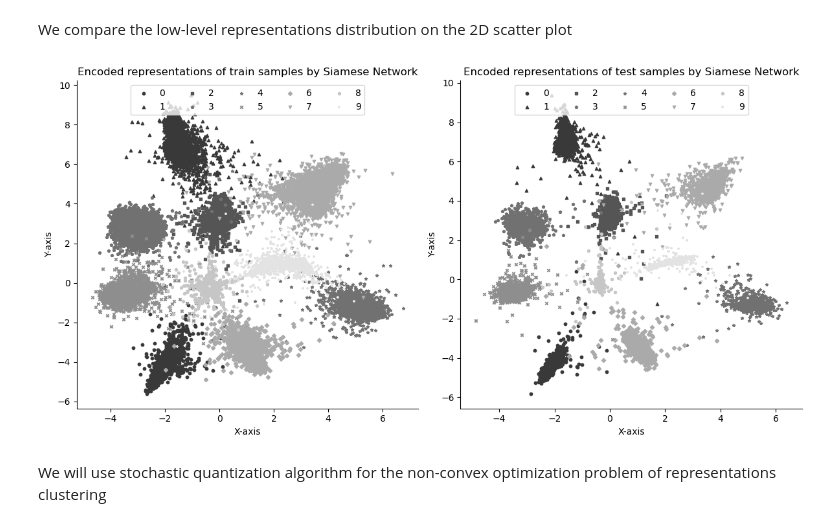
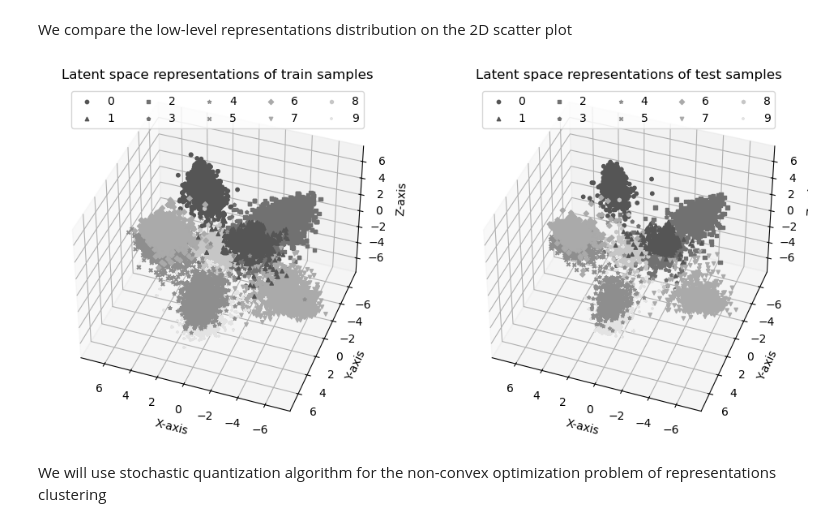
Before and after one commit to kaydotdev/stochastic-quantization, a Jupyter notebook: code/notebooks/simlearning.ipynb, the cells around one changed output. Saved outputs shown, nothing was run; the diff lists cells and outputs as text; code cells hidden in the pictures.

Commit message:
feat(simlearning.ipynb): siamese network convergence on 3d latent space

```diff
--- a/code/notebooks/simlearning.ipynb
+++ b/code/notebooks/simlearning.ipynb
@@ -93,28 +99,24 @@ plt.show()
 A blueprint for a siamese neural network
 # %%
 class SiameseModel(nn.Module):
-    def __init__(self, latent_dim=16):
+    def __init__(self, latent_dim=3):
         super(SiameseModel, self).__init__()
 
         self.encoder = nn.Sequential(
             nn.Conv2d(1, 32, kernel_size=3, stride=1, padding=1),
-            nn.ELU(),
+            nn.ReLU(),
             nn.MaxPool2d(kernel_size=2, stride=2, padding=0),
 
             nn.Conv2d(32, 64, kernel_size=3, stride=1, padding=1),
-            nn.ELU(),
-            nn.MaxPool2d(kernel_size=2, stride=2, padding=0),
-
-            nn.Conv2d(64, 128, kernel_size=3, stride=1, padding=1),
-            nn.ELU(),
+            nn.ReLU(),
             nn.MaxPool2d(kernel_size=2, stride=2, padding=0),
 
             nn.Flatten(),
 
-            nn.Linear(128 * 3 * 3, 256),
-            nn.ELU(),
+            nn.Linear(64 * 7 * 7, 64),
+            nn.ReLU(),
 
-            nn.Linear(256, latent_dim),
+            nn.Linear(64, latent_dim),
         )
 
     def forward(self, x):
@@ -148,7 +150,7 @@ def get_semihard_triplets(embeddings, labels, margin=1.0):
     # If no semi-hard negative exists, use the hardest negative
     for i in range(embeddings.shape[0]):
         if not semi_hard_negative_mask[i].any():
-            hard_negative_dist, hard_negative_idx = (pairwise_dist[i] * negative_mask[i].float()).min(dim=0)
+            _, hard_negative_idx = (pairwise_dist[i] * negative_mask[i].float()).min(dim=0)
             semi_hard_negative_mask[i, hard_negative_idx] = True
 
     # Sample triplets
@@ -172,7 +174,7 @@ def get_semihard_triplets(embeddings, labels, margin=1.0):
 # %% [markdown]
 Building an instance of a siamese neural network and training it on a triplet loss
 # %%
-LATENT_DIM = 2
+LATENT_DIM = 3
 TRIPLET_MARGIN = 1.0
 
 siamese_model = SiameseModel(latent_dim=LATENT_DIM).to(device)
@@ -293,48 +274,62 @@ with torch.no_grad():
 # %% [markdown]
 We compare the low-level representations distribution on the 2D scatter plot
 # %%
-markers = ['o', '^', 's', 'p', '*', 'x', 'D', 'v', 'h', '+']
-markers_color = mpl.colormaps['gray'].resampled(len(markers))
-markers_color_range = np.linspace(0.2, 0.8, len(markers))
+markers = ["o", "^", "s", "p", "*", "x", "D", "v", "h", "+"]
+markers_color = mpl.colormaps["gray"].resampled(len(markers))
+markers_color_range = np.linspace(0.3, 0.8, len(markers))
+
 marksize = 10
+elev, azim = 40, 110
 
-fig, ax = plt.subplots(1, 2, figsize=(12, 6), tight_layout=True)
+fig = plt.figure(figsize=(12, 6))
+
+ax = fig.add_subplot(1, 2, 1, projection="3d")
+ax.view_init(elev=elev, azim=azim, roll=0)
 
 for idx, (cls, embeds) in enumerate(train_group_embeds.items()):
     cls_color = markers_color(markers_color_range[idx])
 
-    ax[0].scatter(embeds[:, 0], embeds[:, 1], color=cls_color, label=cls,
-                  alpha=1.0, s=marksize, marker=markers[idx % len(markers)])
+    ax.scatter(embeds[:, 0], embeds[:, 1], embeds[:, 2], color=cls_color, label=cls,
+               alpha=1.0, s=marksize, marker=markers[idx % len(markers)])
 
-ax[0].legend(loc="upper center", ncol=5)
-ax[0].set_title('Encoded representations of train samples by Siamese Network')
+ax.legend(loc="upper center", ncol=5)
+ax.set_title("Latent space representations of train samples")
 
-ax[0].set_xlabel('X-axis')
-ax[0].set_ylabel('Y-axis')
+ax.set_xlabel("X-axis")
+ax.set_xlim((-7.5, 7.5))
 
-ax[0].spines['top'].set_visible(False)
-ax[0].spines['right'].set_visible(False)
+ax.set_ylabel("Y-axis")
+ax.set_ylim((-7.5, 7.5))
+
+ax.set_zlabel("Z-axis")
+ax.set_zlim((-7.5, 7.5))
+
+ax = fig.add_subplot(1, 2, 2, projection="3d")
+ax.view_init(elev=elev, azim=azim, roll=0)
 
 for idx, (cls, embeds) in enumerate(test_group_embeds.items()):
     cls_color = markers_color(markers_color_range[idx])
 
-    ax[1].scatter(embeds[:, 0], embeds[:, 1], color=cls_color, label=cls, alpha=1.0,
-                  s=marksize, marker=markers[idx % len(markers)])
+    ax.scatter(embeds[:, 0], embeds[:, 1], embeds[:, 2], color=cls_color, label=cls,
+               alpha=1.0, s=marksize, marker=markers[idx % len(markers)])
 
-ax[1].legend(loc="upper center", ncol=5)
-ax[1].set_title('Encoded representations of test samples by Siamese Network')
+ax.legend(loc="upper center", ncol=5)
+ax.set_title("Latent space representations of test samples")
 
-ax[1].set_xlabel('X-axis')
-ax[1].set_ylabel('Y-axis')
+ax.set_xlabel("X-axis")
+ax.set_xlim((-7.5, 7.5))
 
-ax[1].spines['top'].set_visible(False)
-ax[1].spines['right'].set_visible(False)
+ax.set_ylabel("Y-axis")
+ax.set_ylim((-7.5, 7.5))
 
-fig.patch.set_facecolor('white')
+ax.set_zlabel("Z-axis")
+ax.set_zlim((-7.5, 7.5))
+
+fig.patch.set_facecolor("white")
 
 plt.show()
 # %% [output]
-[figure, old version]
+[figure, new version]
 # %% [markdown]
 We will use stochastic quantization algorithm for the non-convex optimization problem of representations clustering
 # %%
```
Also changed, not shown: parts of 11 cells of this notebook.
